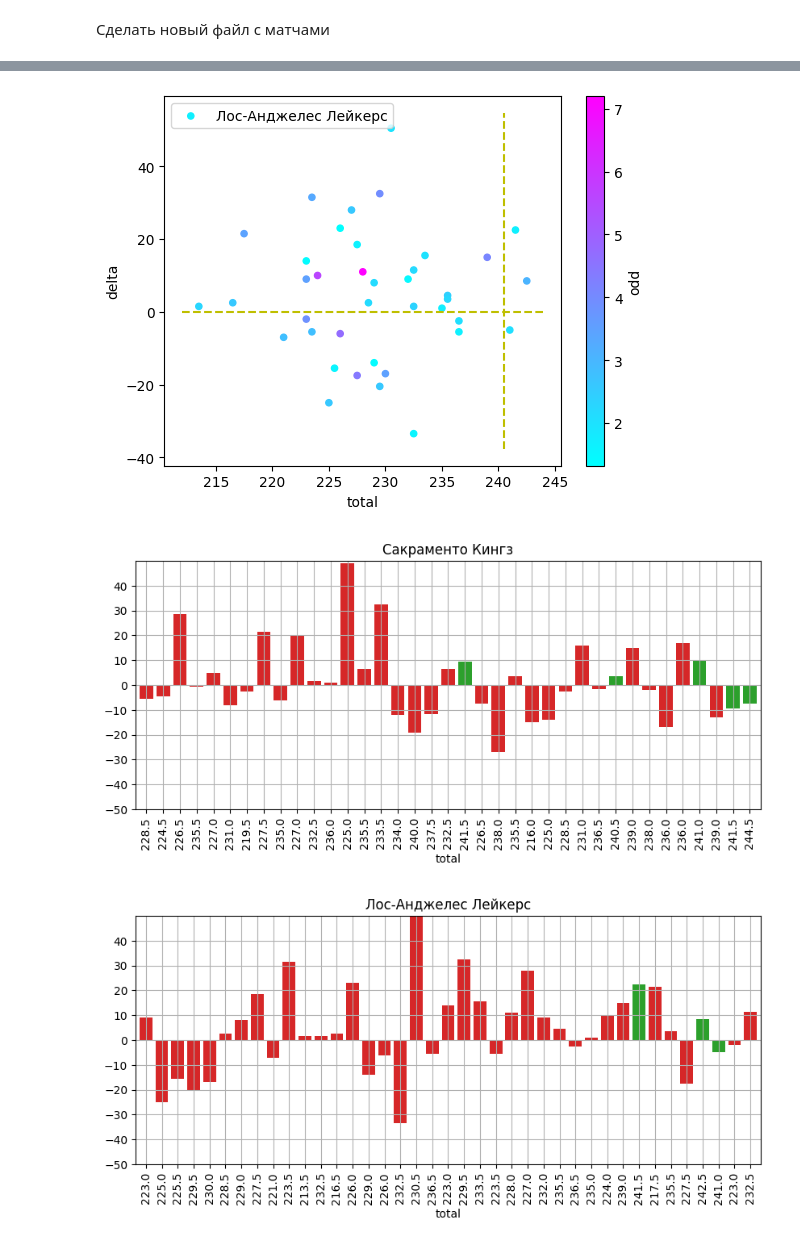
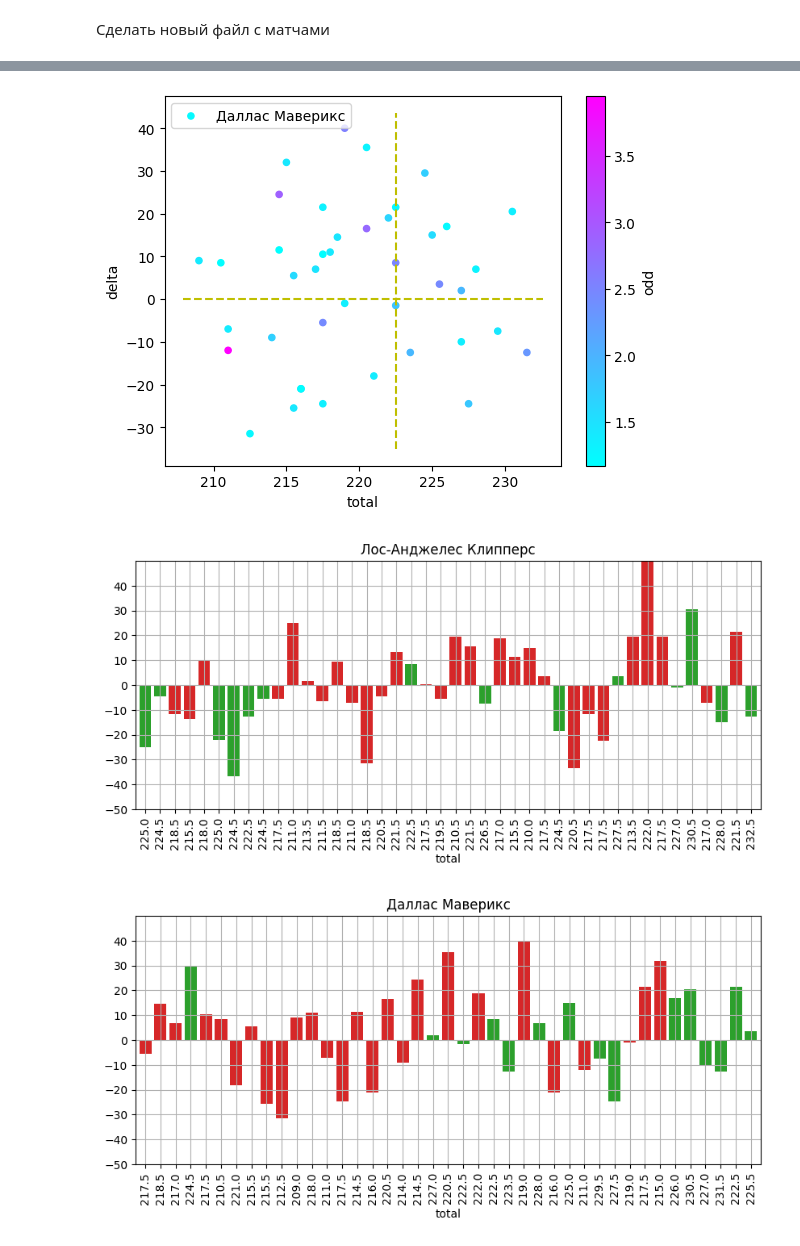
Before and after one commit to glahiator/basket_total, a Jupyter notebook: analyze.ipynb, the cells around one changed output, grey strips where cells are left out. Cells and saved outputs as stored; diff of their text form; code cells hidden in the pictures.

```diff
--- a/analyze.ipynb
+++ b/analyze.ipynb
@@ -117,7 +117,7 @@ today = pd.read_json("storage/today.json" )
 del today["id"]
 del today["gandicap"]
 
-m = today.iloc[4]
+m = today.iloc[6]
 print( f"For {m['home']} and {m['away']} with total {m['total']} and odds: {m['odd_h']} :  {m['odd_a']}")
 complete_match( m['home'], m['away'], m['total'] )
 
@@ -131,3 +131,3 @@ For 39 matches 14 under/25 over
-[figure, old version]
+[figure, new version]
-[figure, old version]
+[figure, new version]
-[figure, old version]
+[figure, new version]
```
Also changed, not shown: parts of 5 cells of this notebook, 3 other files.
